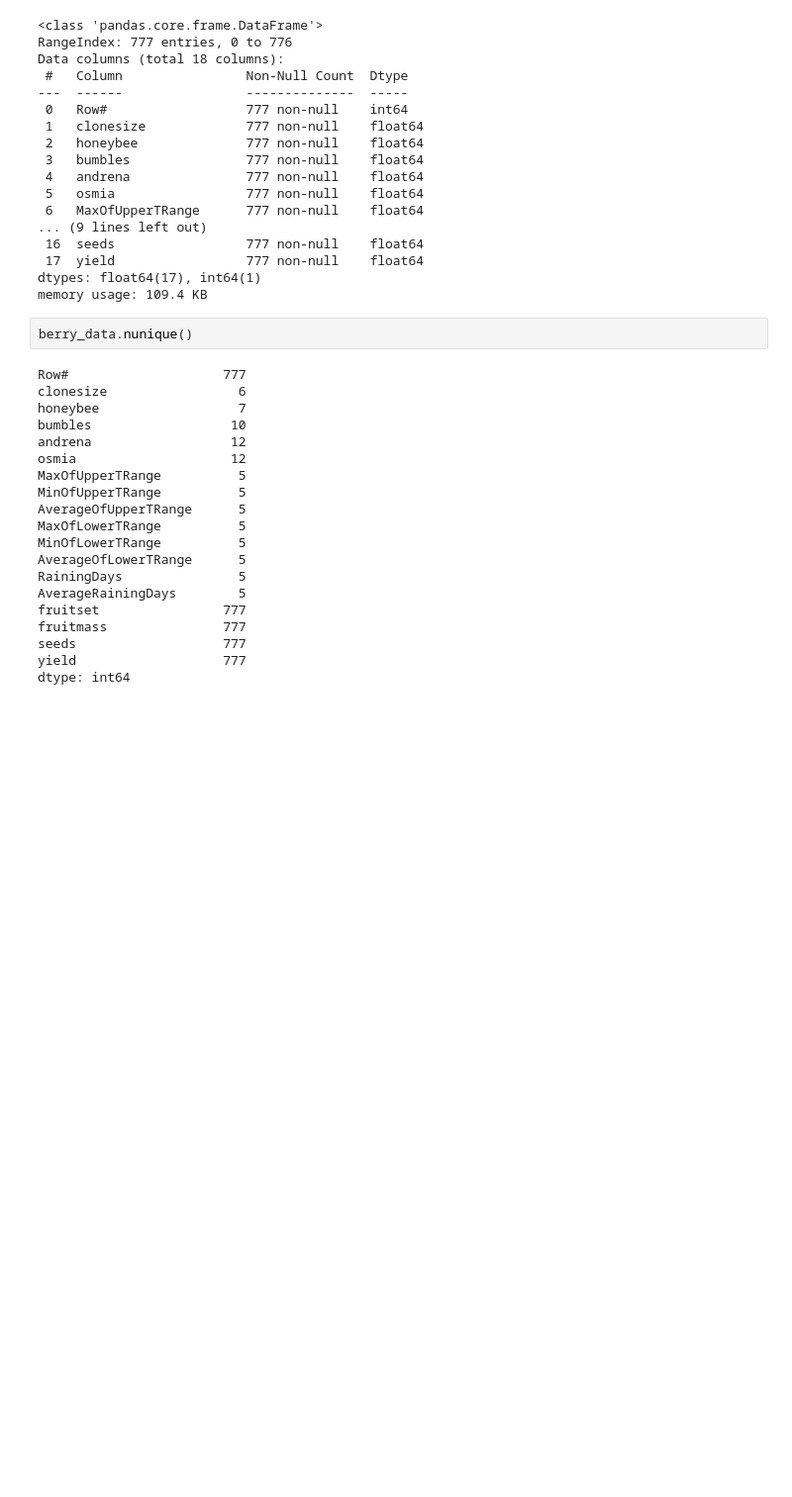
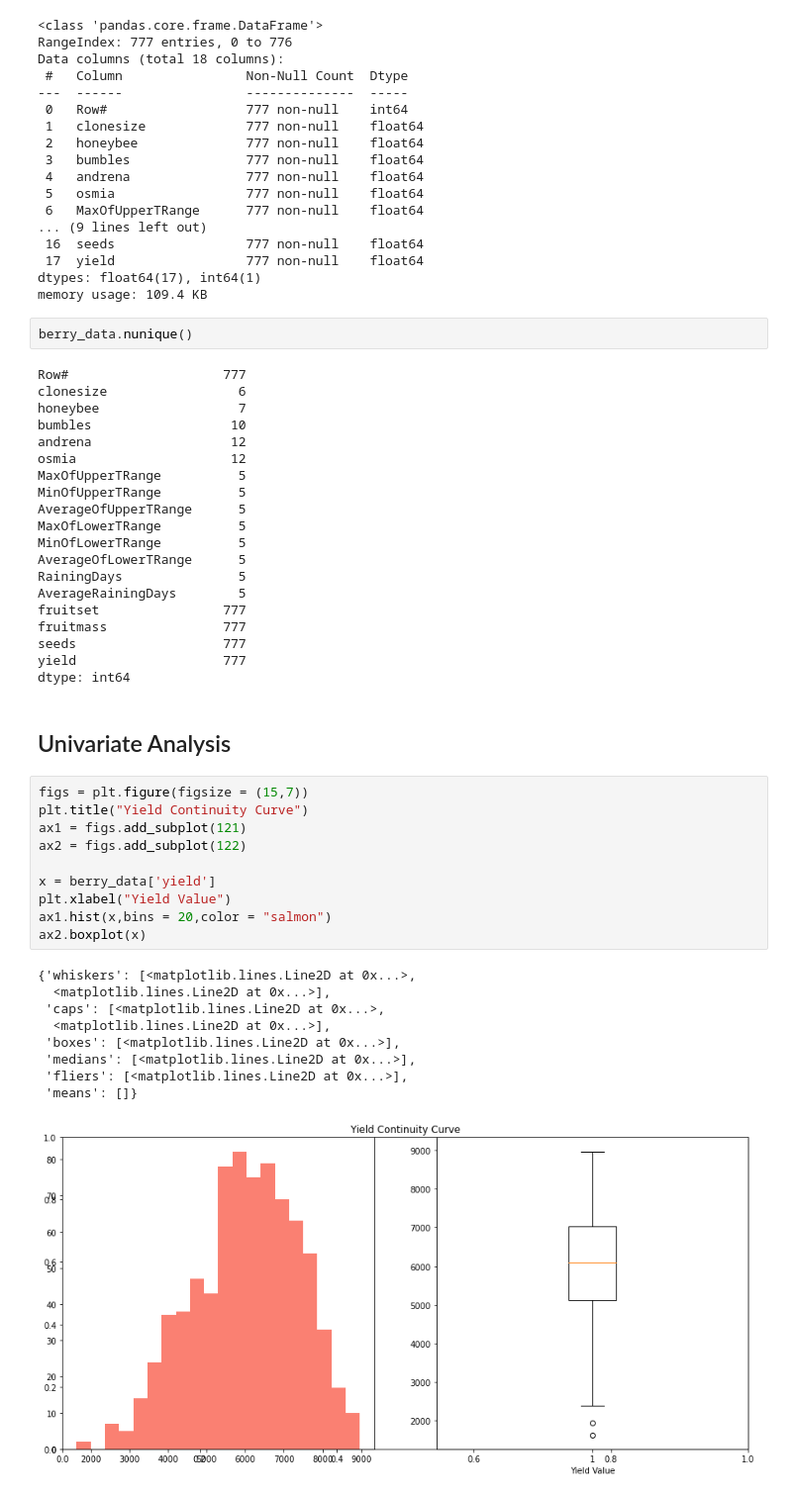
Before and after one commit to vedanthv/wild-blueberry-pollination-simulation-prediction, a Jupyter notebook: WildBlueBerryYieldPred.ipynb, the cells around one changed output. Shown at 99% size. Cells and saved outputs as stored; diff of their text form; blank space fills up the shorter version.

Commit message:
chore : yield continuity curve

```diff
--- a/WildBlueBerryYieldPred.ipynb
+++ b/WildBlueBerryYieldPred.ipynb
@@ -149,3 +149,25 @@ fruitmass               777
 seeds                   777
 yield                   777
 dtype: int64
+# %% [markdown]
+## Univariate Analysis
+# %%
+figs = plt.figure(figsize = (15,7))
+plt.title("Yield Continuity Curve")
+ax1 = figs.add_subplot(121)
+ax2 = figs.add_subplot(122)
+
+x = berry_data['yield']
+plt.xlabel("Yield Value")
+ax1.hist(x,bins = 20,color = "salmon")
+ax2.boxplot(x)
+# %% [output]
+{'whiskers': [<matplotlib.lines.Line2D at 0x...>,
+  <matplotlib.lines.Line2D at 0x...>],
+ 'caps': [<matplotlib.lines.Line2D at 0x...>,
+  <matplotlib.lines.Line2D at 0x...>],
+ 'boxes': [<matplotlib.lines.Line2D at 0x...>],
+ 'medians': [<matplotlib.lines.Line2D at 0x...>],
+ 'fliers': [<matplotlib.lines.Line2D at 0x...>],
+ 'means': []}
+[figure, added]
```
